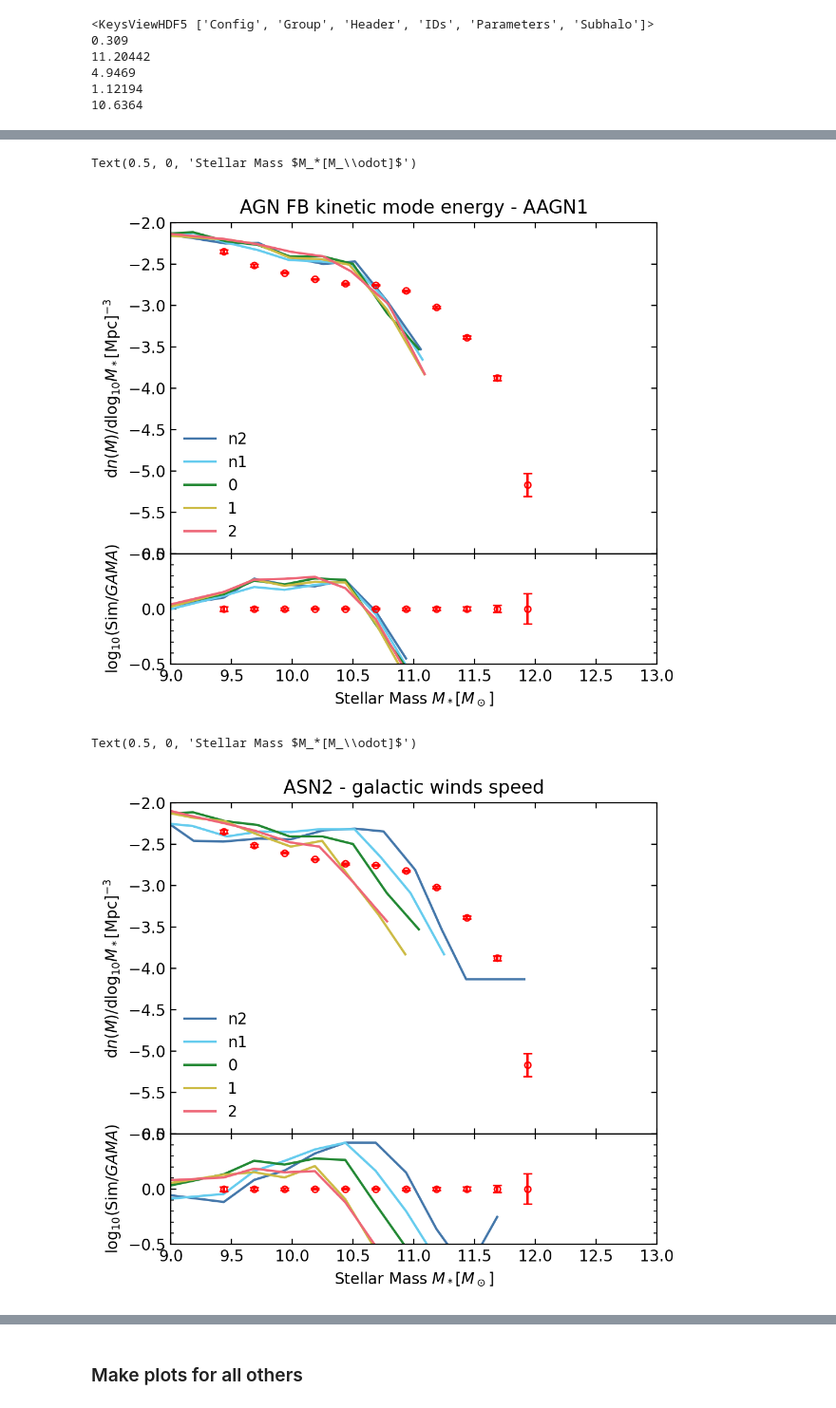
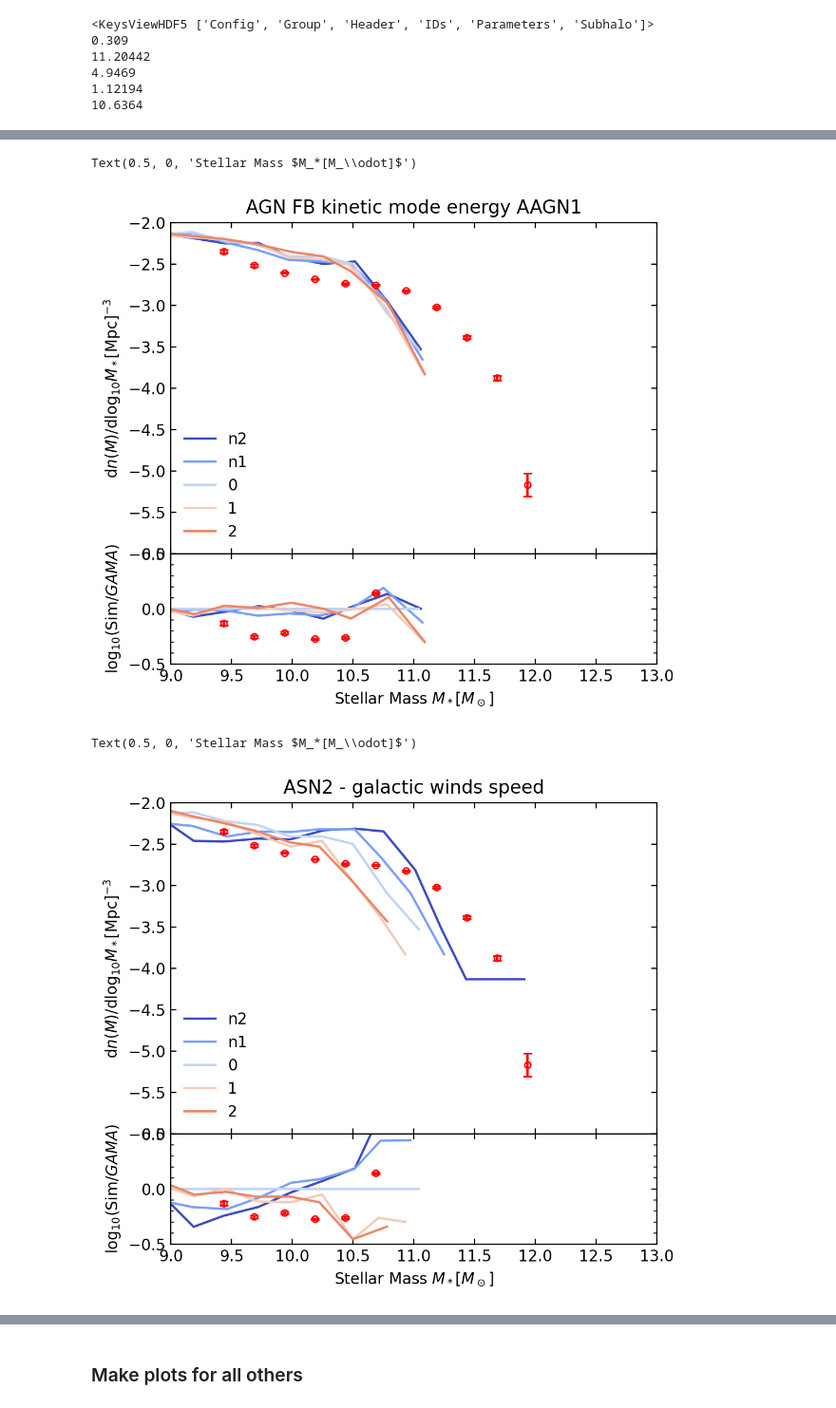
Before and after one commit to fgmaion/MTNG-resims, a Jupyter notebook: Notebooks/CAMELS_SMF.ipynb, the cells around one changed output, grey strips where cells are left out. Shown at 95% size. Drawn from its saved outputs; the diff is of its cells as text; code cells hidden in the pictures.

Commit message:
1P plots of CAMELS smf in new form and for all 28 parameters

```diff
--- a/Notebooks/CAMELS_SMF.ipynb
+++ b/Notebooks/CAMELS_SMF.ipynb
@@ -100,11 +102,11 @@ ax1=fig.add_axes((.1,.3,.8,.6))
 
 ax1.set_title('galactic winds energy - ASN1')
 
-colors=[ '#4477AA', '#66CCEE', '#228833', '#CCBB44', '#EE6677', '#AA3377', '#BBBBBB']
+cmap = matplotlib.cm.get_cmap('coolwarm')
 labels=['n2', 'n1', '0', '1', '2']
 
 for i in range(5):
-    ax1.plot(np.log10(smf['gal_wind'][index[i]]['mstar']), np.log10(smf['gal_wind'][index[i]]['smf']), color=colors[i], label=labels[i])
+    ax1.plot(np.log10(smf['gal_wind'][index[i]]['mstar']), np.log10(smf['gal_wind'][index[i]]['smf']), color=cmap(i/5), label=labels[i])
 
 ax1.errorbar(GAMA_corr[:,0], GAMA_corr[:,1], yerr=[GAMA_corr[:,2], GAMA_corr[:,3]], color='r', marker='o', capsize=3, ms=4, fillstyle='none', ls='')
 
@@ -119,9 +121,11 @@ ax1.set_xticklabels([])
 ax2=fig.add_axes((.1,.1,.8,.2))
 
 for i in range(5):
-    ax2.plot(GAMA_corr[:,0], np.interp( GAMA_corr[:,0], np.log10(smf['gal_wind'][index[i]]['mstar']), np.log10(smf['gal_wind'][index[i]]['smf']) )-GAMA_corr[:,1], color=colors[i])
+    ax2.plot(np.log10(smf['gal_wind'][index[i]]['mstar']), np.log10(smf['gal_wind'][index[i]]['smf'])-np.log10(smf['gal_wind']['0']['smf']), color=cmap(i/5))
+#    ax2.plot(GAMA_corr[:,0], np.interp( GAMA_corr[:,0], np.log10(smf['gal_wind'][index[i]]['mstar']), np.log10(smf['gal_wind'][index[i]]['smf']) )-GAMA_corr[:,1], color=cmap(i/5))
 
-ax2.errorbar(GAMA_corr[:,0], np.zeros(len(GAMA_corr[:,0])), yerr=[GAMA_corr[:,2], GAMA_corr[:,3]], marker='o', color='r', capsize=3, ms=4, fillstyle='none', ls='')
+#ax2.errorbar(GAMA_corr[:,0], np.zeros(len(GAMA_corr[:,0])), yerr=[GAMA_corr[:,2], GAMA_corr[:,3]], marker='o', color='r', capsize=3, ms=4, fillstyle='none', ls='')
+ax2.errorbar(GAMA_corr[:,0], GAMA_corr[:,1] - np.interp( GAMA_corr[:,0], np.log10(smf['gal_wind']['0']['mstar']), np.log10(smf['gal_wind']['0']['smf']) ), yerr=[GAMA_corr[:,2], GAMA_corr[:,3]], marker='o', color='r', capsize=3, ms=4, fillstyle='none', ls='')
 
 ax2.set_xlim(9, 13)
 ax2.set_ylim(-0.5,0.5)
@@ -138,13 +142,13 @@ fig = plt.figure(dpi=200, figsize=(5.5,5))
 
 ax1=fig.add_axes((.1,.3,.8,.6))
 
-ax1.set_title('AGN FB kinetic mode energy - AAGN1')
+ax1.set_title('AGN FB kinetic mode energy AAGN1')
 
-colors=[ '#4477AA', '#66CCEE', '#228833', '#CCBB44', '#EE6677', '#AA3377', '#BBBBBB']
+cmap = matplotlib.cm.get_cmap('coolwarm')
 labels=['n2', 'n1', '0', '1', '2']
 
 for i in range(5):
-    ax1.plot(np.log10(smf['rad_fb'][index[i]]['mstar']), np.log10(smf['rad_fb'][index[i]]['smf']), color=colors[i], label=labels[i])
+    ax1.plot(np.log10(smf['rad_fb'][index[i]]['mstar']), np.log10(smf['rad_fb'][index[i]]['smf']), color=cmap(i/5), label=labels[i])
 
 ax1.errorbar(GAMA_corr[:,0], GAMA_corr[:,1], yerr=[GAMA_corr[:,2], GAMA_corr[:,3]], color='r', marker='o', capsize=3, ms=4, fillstyle='none', ls='')
 
@@ -159,9 +163,11 @@ ax1.set_xticklabels([])
 ax2=fig.add_axes((.1,.1,.8,.2))
 
 for i in range(5):
-    ax2.plot(GAMA_corr[:,0], np.interp( GAMA_corr[:,0], np.log10(smf['rad_fb'][index[i]]['mstar']), np.log10(smf['rad_fb'][index[i]]['smf']) )-GAMA_corr[:,1], color=colors[i])
+    ax2.plot(np.log10(smf['rad_fb'][index[i]]['mstar']), np.log10(smf['rad_fb'][index[i]]['smf'])-np.log10(smf['rad_fb']['0']['smf']), color=cmap(i/5))
+#    ax2.plot(GAMA_corr[:,0], np.interp( GAMA_corr[:,0], np.log10(smf['rad_fb'][index[i]]['mstar']), np.log10(smf['rad_fb'][index[i]]['smf']) )-GAMA_corr[:,1], color=cmap(i/5))
 
-ax2.errorbar(GAMA_corr[:,0], np.zeros(len(GAMA_corr[:,0])), yerr=[GAMA_corr[:,2], GAMA_corr[:,3]], marker='o', color='r', capsize=3, ms=4, fillstyle='none', ls='')
+#ax2.errorbar(GAMA_corr[:,0], np.zeros(len(GAMA_corr[:,0])), yerr=[GAMA_corr[:,2], GAMA_corr[:,3]], marker='o', color='r', capsize=3, ms=4, fillstyle='none', ls='')
+ax2.errorbar(GAMA_corr[:,0], GAMA_corr[:,1] - np.interp( GAMA_corr[:,0], np.log10(smf['rad_fb']['0']['mstar']), np.log10(smf['rad_fb']['0']['smf']) ), yerr=[GAMA_corr[:,2], GAMA_corr[:,3]], marker='o', color='r', capsize=3, ms=4, fillstyle='none', ls='')
 
 ax2.set_xlim(9, 13)
 ax2.set_ylim(-0.5,0.5)
@@ -172,7 +178,7 @@ ax2.set_ylabel('$\log_{10}(\mathrm{Sim}/GAMA)$')
 ax2.set_xlabel('Stellar Mass $M_*[M_\odot]$')
 # %% [output]
 Text(0.5, 0, 'Stellar Mass $M_*[M_\\odot]$')
-[figure, old version]
+[figure, new version]
 # %%
 fig = plt.figure(dpi=200, figsize=(5.5,5))
 
@@ -180,39 +186,41 @@ ax1=fig.add_axes((.1,.3,.8,.6))
 
 ax1.set_title('ASN2 - galactic winds speed')
 
-colors=[ '#4477AA', '#66CCEE', '#228833', '#CCBB44', '#EE6677', '#AA3377', '#BBBBBB']
+cmap = matplotlib.cm.get_cmap('coolwarm')
 labels=['n2', 'n1', '0', '1', '2']
 
 for i in range(5):
-    ax1.plot(np.log10(smf['wind_vel'][index[i]]['mstar']), np.log10(smf['wind_vel'][index[i]]['smf']), color=colors[i], label=labels[i])
+    ax1.plot(np.log10(smf['wind_vel'][index[i]]['mstar']), np.log10(smf['wind_vel'][index[i]]['smf']), color=cmap(i/5), label=labels[i])
 
 ax1.errorbar(GAMA_corr[:,0], GAMA_corr[:,1], yerr=[GAMA_corr[:,2], GAMA_corr[:,3]], color='r', marker='o', capsize=3, ms=4, fillstyle='none', ls='')
 
 ax1.legend(loc='lower left')
 
 ax1.set_xlim(9, 13)
 ax1.set_ylim(-6, -2)
 
 ax1.set_ylabel('$\mathrm{d}n(M)/\mathrm{dlog}_{10}M_*[\mathrm{Mpc}]^{-3}$')
 ax1.set_xticklabels([])
 
 ax2=fig.add_axes((.1,.1,.8,.2))
 
 for i in range(5):
-    ax2.plot(GAMA_corr[:,0], np.interp( GAMA_corr[:,0], np.log10(smf['wind_vel'][index[i]]['mstar']), np.log10(smf['wind_vel'][index[i]]['smf']) )-GAMA_corr[:,1], color=colors[i])
+    ax2.plot(np.log10(smf['wind_vel'][index[i]]['mstar']), np.log10(smf['wind_vel'][index[i]]['smf'])-np.log10(smf['wind_vel']['0']['smf']), color=cmap(i/5))
+#    ax2.plot(GAMA_corr[:,0], np.interp( GAMA_corr[:,0], np.log10(smf['wind_vel'][index[i]]['mstar']), np.log10(smf['wind_vel'][index[i]]['smf']) )-GAMA_corr[:,1], color=cmap(i/5))
 
-ax2.errorbar(GAMA_corr[:,0], np.zeros(len(GAMA_corr[:,0])), yerr=[GAMA_corr[:,2], GAMA_corr[:,3]], marker='o', color='r', capsize=3, ms=4, fillstyle='none', ls='')
+#ax2.errorbar(GAMA_corr[:,0], np.zeros(len(GAMA_corr[:,0])), yerr=[GAMA_corr[:,2], GAMA_corr[:,3]], marker='o', color='r', capsize=3, ms=4, fillstyle='none', ls='')
+ax2.errorbar(GAMA_corr[:,0], GAMA_corr[:,1] - np.interp( GAMA_corr[:,0], np.log10(smf['wind_vel']['0']['mstar']), np.log10(smf['wind_vel']['0']['smf']) ), yerr=[GAMA_corr[:,2], GAMA_corr[:,3]], marker='o', color='r', capsize=3, ms=4, fillstyle='none', ls='')
 
 ax2.set_xlim(9, 13)
 ax2.set_ylim(-0.5,0.5)
 
 ax2.set_yticks([-0.5,-0.4,-0.3,-0.2,-0.1,0.0,0.1,0.2,0.3,0.4,0.5], minor=True)
 
 ax2.set_ylabel('$\log_{10}(\mathrm{Sim}/GAMA)$')
 ax2.set_xlabel('Stellar Mass $M_*[M_\odot]$')
 # %% [output]
 Text(0.5, 0, 'Stellar Mass $M_*[M_\\odot]$')
-[figure, old version]
+[figure, new version]
 # %%
 fig = plt.figure(dpi=200, figsize=(5.5,5))
 
```
Also changed, not shown: parts of 6 cells of this notebook.
